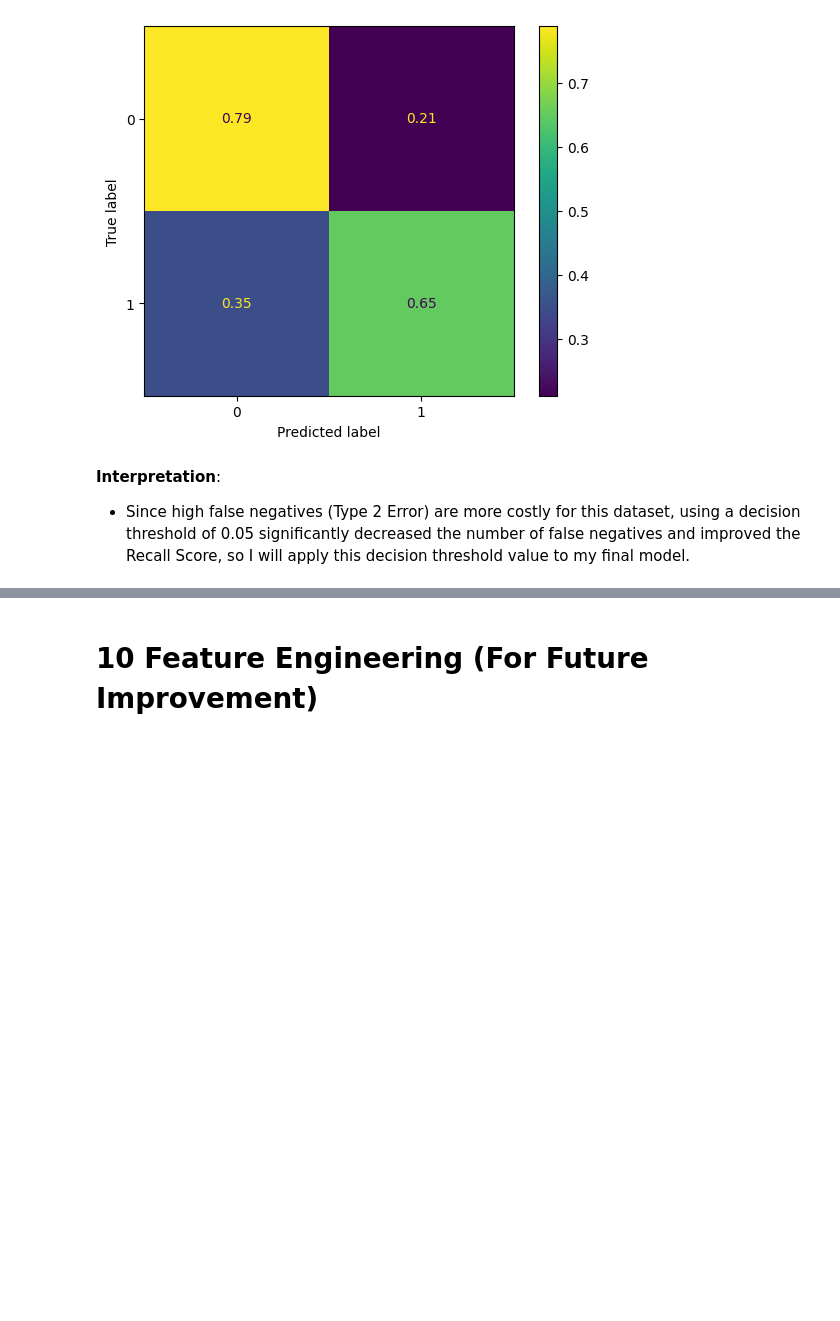
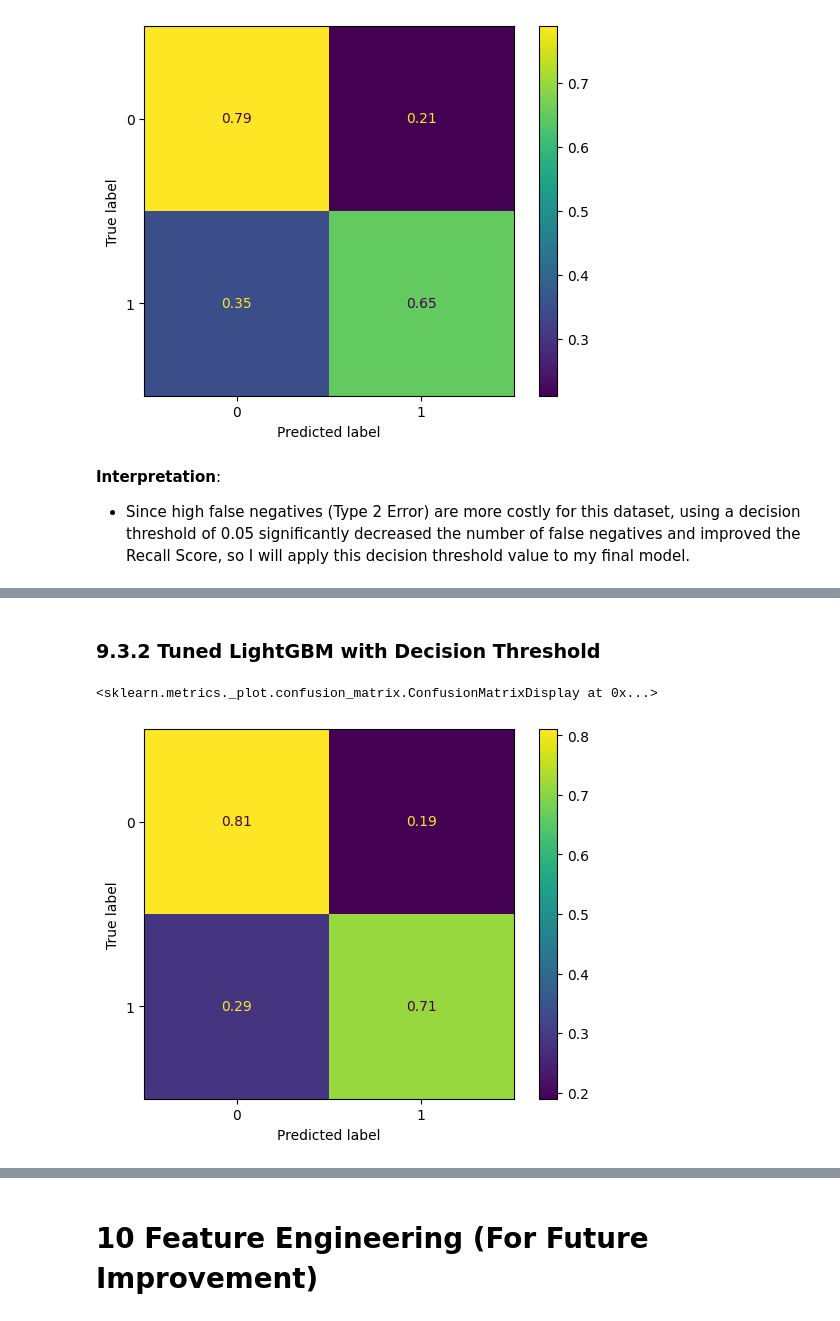
Before and after one commit to ericakitano/Project-2-Stroke-Prediction-, a Jupyter notebook: Stroke_Prediction.ipynb, the cells around one changed output, grey strips where cells are left out. Saved outputs shown, nothing was run; the diff lists cells and outputs as text; code cells hidden in the pictures; blank space fills up the shorter version.

```diff
--- a/Stroke_Prediction.ipynb
+++ b/Stroke_Prediction.ipynb
@@ -2222,0 +2328,13 @@ weighted avg       0.93      0.78      0.84      1222
+# %% [markdown]
+### **9.3.2 Tuned LightGBM with Decision Threshold**
+# %%
+#tuned_lgbm
+
+y_proba_lgbm_opt = tuned_lgbm.predict_proba(X_test)
+
+lgbm_opt_test_pred = [1 if x[1] > 0.05 else 0 for x in y_proba_lgbm_opt]
+ConfusionMatrixDisplay.from_predictions(y_test,lgbm_opt_test_pred,
+                normalize='true')
+# %% [output]
+<sklearn.metrics._plot.confusion_matrix.ConfusionMatrixDisplay at 0x...>
+[figure, added]
```
Also changed, not shown: parts of 24 cells of this notebook.
